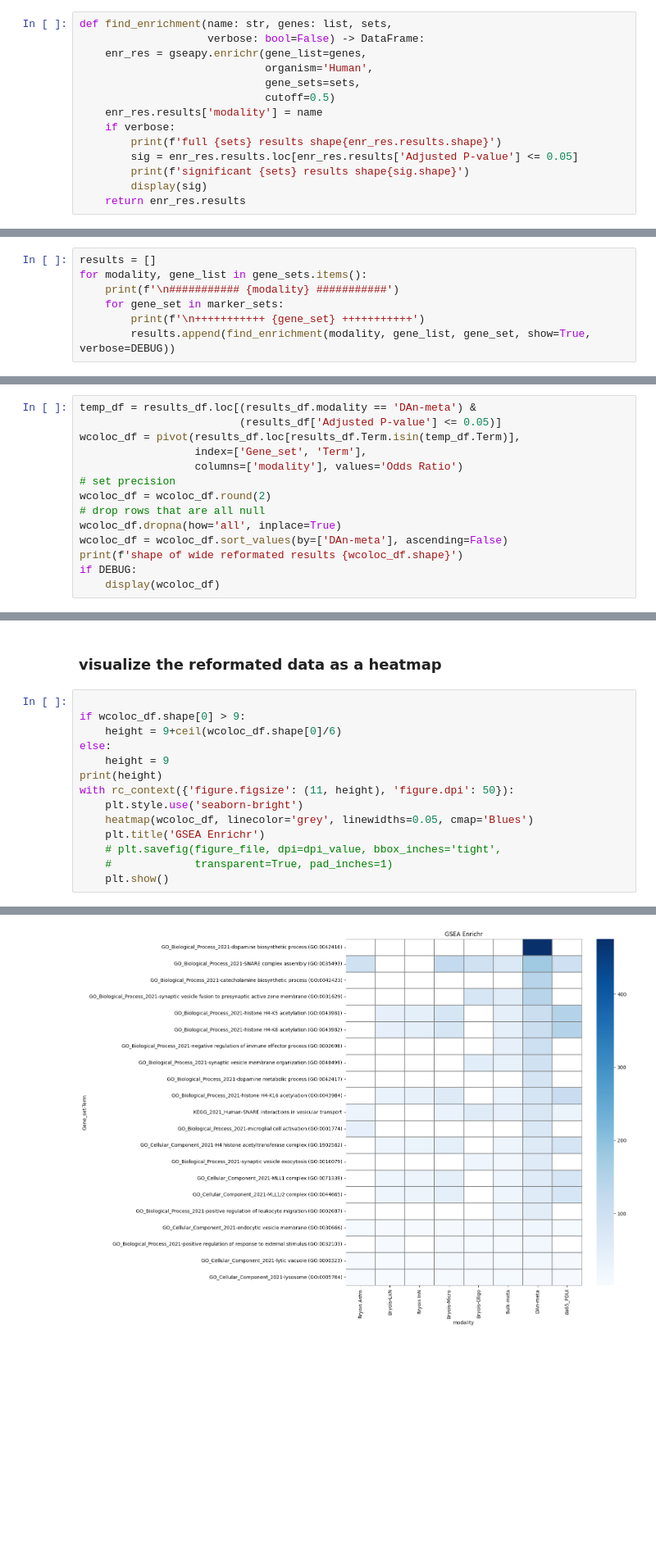
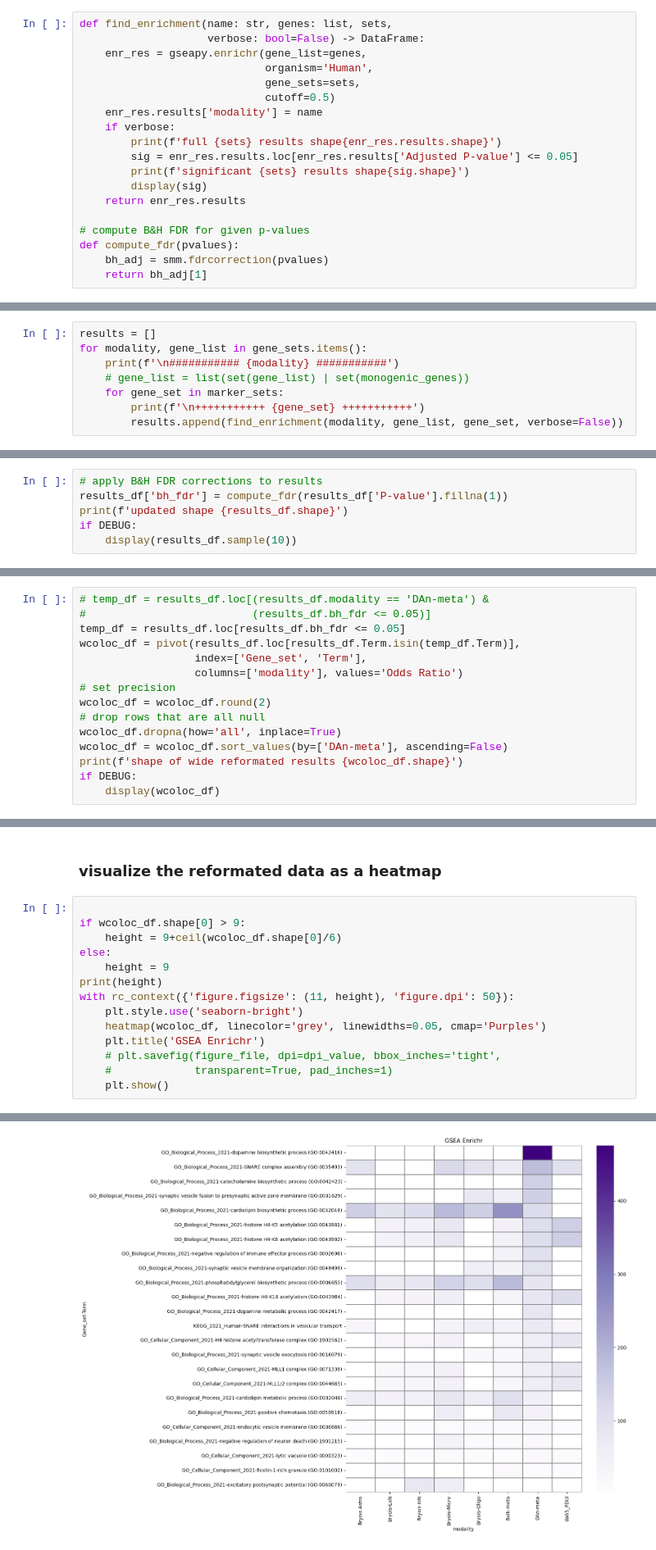
Before and after one commit to FOUNDINPD/foundin_qtl, a Jupyter notebook: figures/gsea_enrichr.ipynb, the cells around one changed output, grey strips where cells are left out. Shown at 82% size. Saved outputs shown, nothing was run; the diff lists cells and outputs as text; blank space fills up the shorter version.

```diff
--- a/figures/gsea_enrichr.ipynb
+++ b/figures/gsea_enrichr.ipynb
@@ -103,6 +114,11 @@ def find_enrichment(name: str, genes: list, sets,
         print(f'significant {sets} results shape{sig.shape}')
         display(sig)
     return enr_res.results
+
+# compute B&H FDR for given p-values
+def compute_fdr(pvalues):
+    bh_adj = smm.fdrcorrection(pvalues)
+    return bh_adj[1]
 # %%
 for gene_set in marker_sets:
     print(gene_set)
@@ -114,9 +130,10 @@ KEGG_2021_Human
 results = []
 for modality, gene_list in gene_sets.items():
     print(f'\n########### {modality} ###########')
+    # gene_list = list(set(gene_list) | set(monogenic_genes))
     for gene_set in marker_sets:
         print(f'\n+++++++++++ {gene_set} +++++++++++')
-        results.append(find_enrichment(modality, gene_list, gene_set, show=True, verbose=DEBUG))
+        results.append(find_enrichment(modality, gene_list, gene_set, verbose=False))
 # %% [output]
 ########### DAn-meta ###########
 
@@ -146,0 +166,6 @@ full results shape (3325, 11)
+# %%
+# apply B&H FDR corrections to results
+results_df['bh_fdr'] = compute_fdr(results_df['P-value'].fillna(1))
+print(f'updated shape {results_df.shape}')
+if DEBUG:
+    display(results_df.sample(10))
@@ -158,6 +193,7 @@ results_df.head()
 # %%
-temp_df = results_df.loc[(results_df.modality == 'DAn-meta') &
-                         (results_df['Adjusted P-value'] <= 0.05)]
+# temp_df = results_df.loc[(results_df.modality == 'DAn-meta') &
+#                          (results_df.bh_fdr <= 0.05)]
+temp_df = results_df.loc[results_df.bh_fdr <= 0.05]
 wcoloc_df = pivot(results_df.loc[results_df.Term.isin(temp_df.Term)],
                   index=['Gene_set', 'Term'],
                   columns=['modality'], values='Odds Ratio')
@@ -176,17 +212,17 @@ shape of wide reformated results (21, 8)
 # %%
 
 if wcoloc_df.shape[0] > 9:
     height = 9+ceil(wcoloc_df.shape[0]/6)
 else:
     height = 9
 print(height)
 with rc_context({'figure.figsize': (11, height), 'figure.dpi': 50}):
     plt.style.use('seaborn-bright')
-    heatmap(wcoloc_df, linecolor='grey', linewidths=0.05, cmap='Blues')
+    heatmap(wcoloc_df, linecolor='grey', linewidths=0.05, cmap='Purples')
     plt.title('GSEA Enrichr')
     # plt.savefig(figure_file, dpi=dpi_value, bbox_inches='tight',
     #             transparent=True, pad_inches=1)
     plt.show()
 # %% [output]
 13
-[figure, old version]
+[figure, new version]
```
Also changed, not shown: parts of 15 cells of this notebook.
